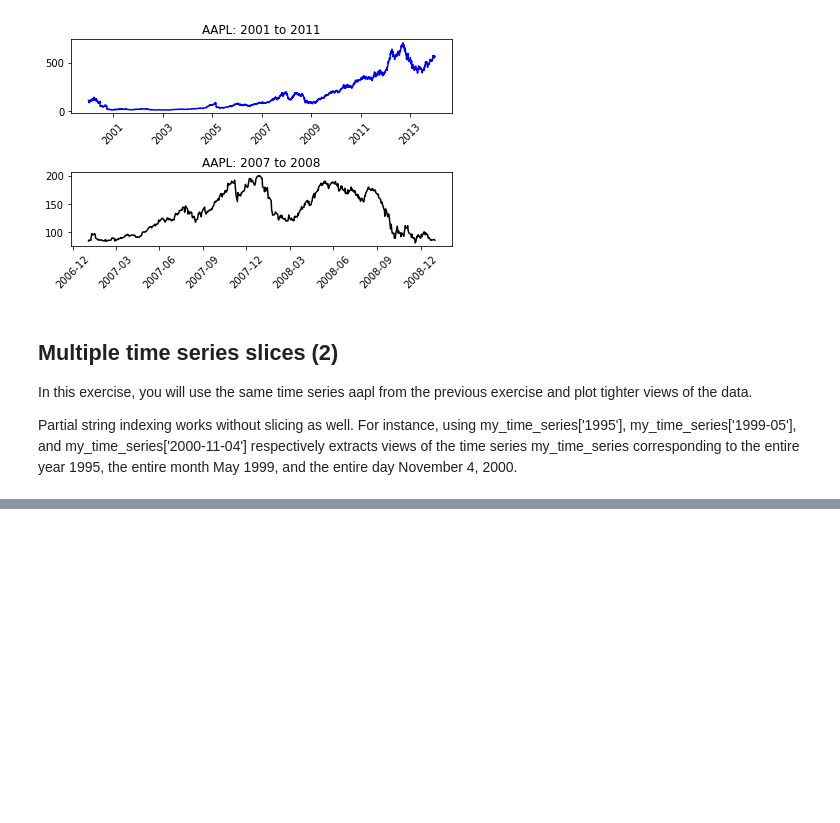
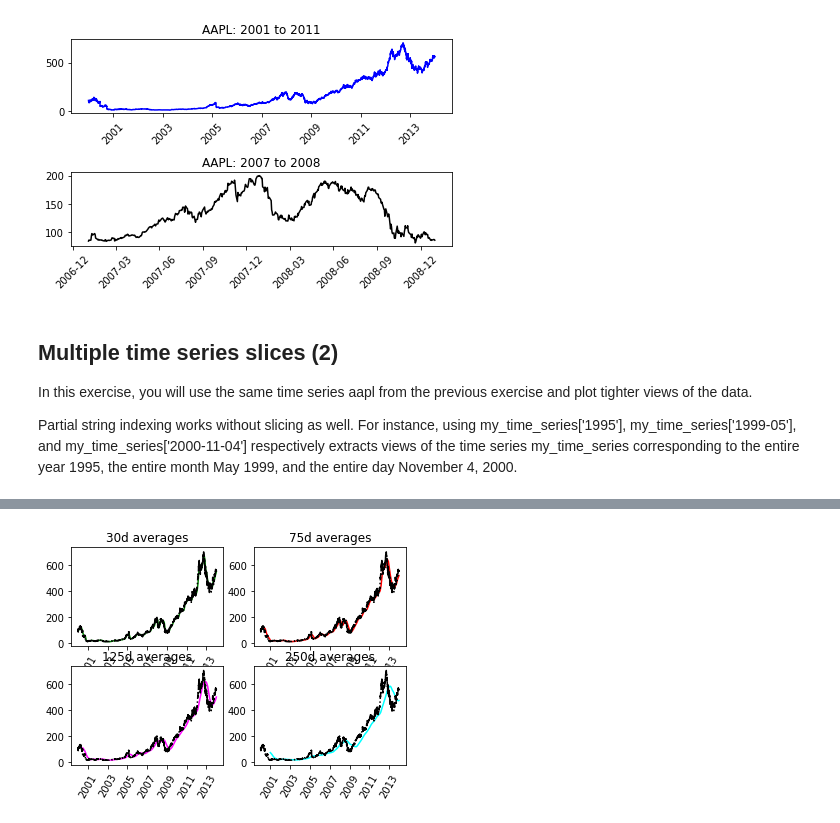
Before and after one commit to cyrsis/TensorflowPY36CPU, a Jupyter notebook: _14_Plot/TimeSeries.ipynb, the cells around one changed output, grey strips where cells are left out. Saved outputs shown, nothing was run; the diff lists cells and outputs as text; code cells hidden in the pictures; blank space fills up the shorter version.

```diff
--- a/_14_Plot/TimeSeries.ipynb
+++ b/_14_Plot/TimeSeries.ipynb
@@ -97,0 +131,39 @@ plt.show()
+# %%
+#init mean_30, mean_75, mean_125, and mean_250
+mean_30 = aapl.rolling(window=30,center=False).mean()
+mean_75 = aapl.rolling(window=75, center=False).mean()
+mean_125 = aapl.rolling(window=125, center=False).mean()
+mean_250 = aapl.rolling(window=250, center=False).mean()
+# %%
+# Plot the 30-day moving average in the top left subplot in green
+plt.subplot(2,2,1)
+plt.plot(mean_30, 'green')
+plt.plot(aapl, 'k-.')
+plt.xticks(rotation=60)
+plt.title('30d averages')
+
+# Plot the 75-day moving average in the top right subplot in red
+plt.subplot(2,2,2)
+plt.plot(mean_75, 'red')
+plt.plot(aapl, 'k-.')
+plt.xticks(rotation=60)
+plt.title('75d averages')
+
+# Plot the 125-day moving average in the bottom left subplot in magenta
+plt.subplot(2, 2, 3)
+plt.plot(mean_125,color='magenta')
+plt.plot(aapl, 'k-.')
+plt.xticks(rotation=60)
+plt.title('125d averages')
+
+# Plot the 250-day moving average in the bottom right subplot in cyan
+plt.subplot(2,2,4)
+plt.plot(mean_250,color='cyan')
+plt.plot(aapl, 'k-.')
+plt.xticks(rotation=60)
+plt.title('250d averages')
+
+# Display the plot
+plt.show()
+# %% [output]
+[figure, added]
```
Also changed, not shown: parts of 18 cells of this notebook, 7 other files.
